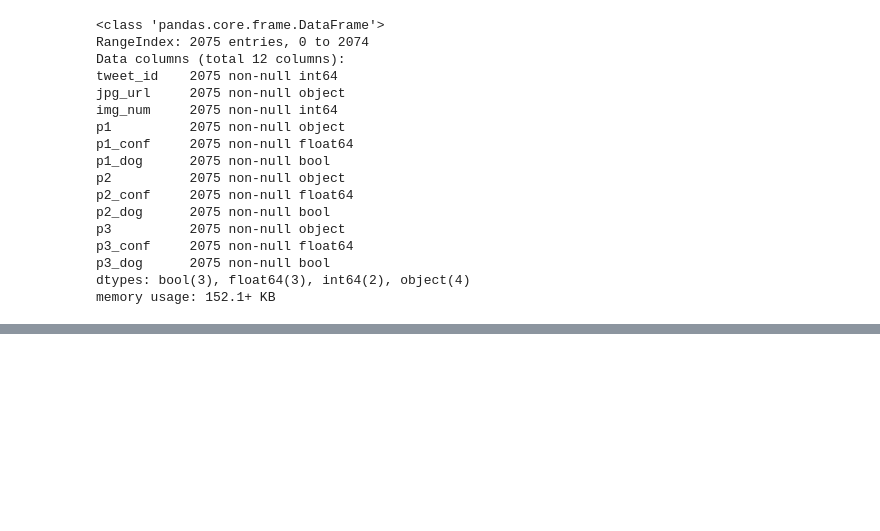
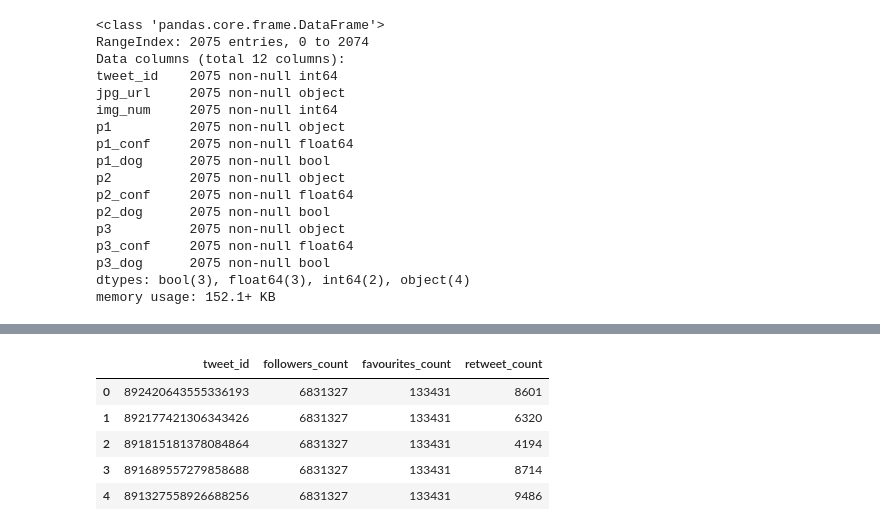
Before and after one commit to yaman-jaghbeer/nd002-Wrangle-and-Analyze-Data, a Jupyter notebook: wrangle_act.ipynb, the cells around one changed output, grey strips where cells are left out. Cells and saved outputs as stored; diff of their text form; code cells hidden in the pictures; blank space fills up the shorter version.

```diff
--- a/wrangle_act.ipynb
+++ b/wrangle_act.ipynb
@@ -81,10 +84,10 @@ dtypes: bool(3), float64(3), int64(2), object(4)
 memory usage: 152.1+ KB
 # %%
 # Create Tweepy API object
-consumer_key = 'YOUR CONSUMER KEY'
-consumer_secret = 'YOUR CONSUMER SECRET'
-access_token = 'YOUR ACCESS TOKEN'
-access_secret = 'YOUR ACCESS SECRET'
+consumer_key = 'u07ZNbUoh31WBSHzrQniXqOVN'
+consumer_secret = 'b6UPZBAMrlKbiDISdZSRrVEk5l8LamhWJuUqmXk0GbX9e7tkUn'
+access_token = '18185107-AW3ehcujBSHYZ62XJyemtDH3Cl3UmYVSK9fIVOrtm'
+access_secret = 'XEzRli1XYuVtZRBi6YI0NYpfDKQSLL1RBbDMiv8fDsdQo'
 
 auth = tweepy.OAuthHandler(consumer_key, consumer_secret)
 auth.set_access_token(access_token, access_secret)
@@ -94,14 +97,14 @@ api = tweepy.API(auth, wait_on_rate_limit=True, wait_on_rate_limit_notify=True)
 #3_Query Twitter's API for JSON data for each tweet ID in the Twitter archive
 
 
-tweet_id_list=np.array(twitter_archive.tweet_id)
+tweet_id_list=twitter_archive.tweet_id.values
 count = 0
 start = timer()
 fail_tweets= []
 success_tweets=[]
 data_tweets=[]
 
-for tweet_id in tweet_id_list
+for tweet_id in tweet_id_list:
     count += 1
     print(str(count) + ": " + str(tweet_id))
     try:
@@ -121,3 +142,33 @@ print(fail_tweets)
 # Store data_tweets to tweet_json.txt
 with open('tweet_json.txt', mode = 'w') as file:
     json.dump(data_tweets, file)
+# %%
+# read this tweet_json.txt file line by line into a pandas DataFrame with tweet_id, retweet_count
+#, and favorites_count and followers_count
+
+tweets_data = []
+with open('tweet_json.txt', encoding='utf-8') as json_file:
+    data = json.load(json_file)
+
+    for tweet in data:
+        tweet_id = tweet['id']
+        followers_count = tweet['user']['followers_count']
+        favourites_count = tweet['user']['favourites_count']
+        retweet_count = tweet['retweet_count']
+        tweets_data.append({'tweet_id': str(tweet_id),
+                            'followers_count': int(followers_count),
+                            'favourites_count': int(favourites_count),
+                            'retweet_count': int(retweet_count)
+                            })
+
+tweet_json = pd.DataFrame(tweets_data, columns = ['tweet_id', 'followers_count','favourites_count'
+                                                          ,'retweet_count'])
+# %%
+tweet_json.head()
+# %% [output]
+|  | tweet_id | followers_count | favourites_count | retweet_count |
+| 0 | 892420643555336193 | 6831327 | 133431 | 8601 |
+| 1 | 892177421306343426 | 6831327 | 133431 | 6320 |
+| 2 | 891815181378084864 | 6831327 | 133431 | 4194 |
+| 3 | 891689557279858688 | 6831327 | 133431 | 8714 |
+| 4 | 891327558926688256 | 6831327 | 133431 | 9486 |
```
Also changed, not shown: parts of 19 cells of this notebook.
